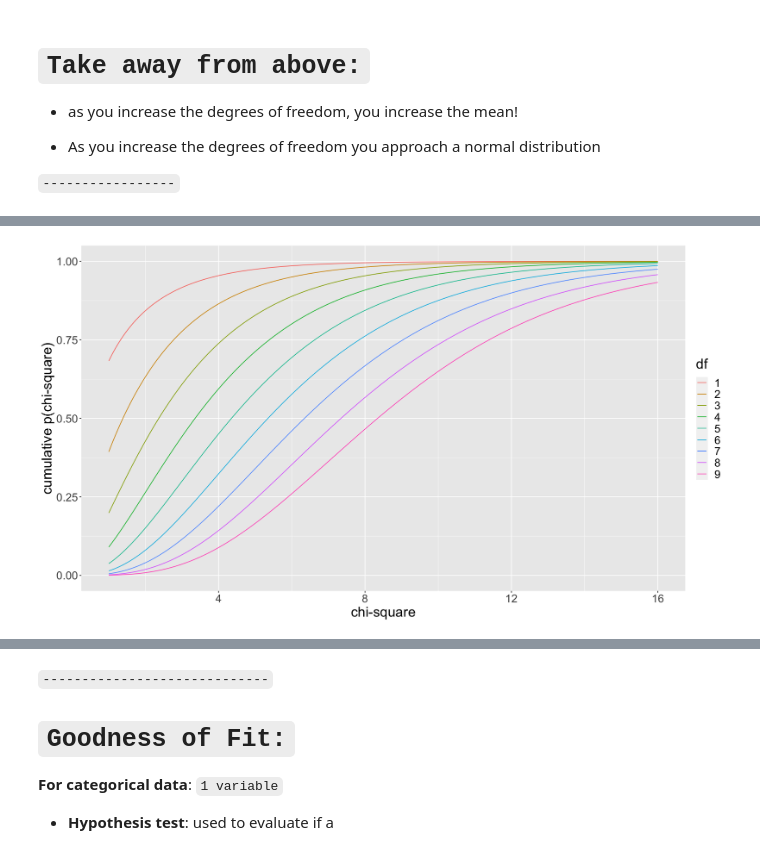
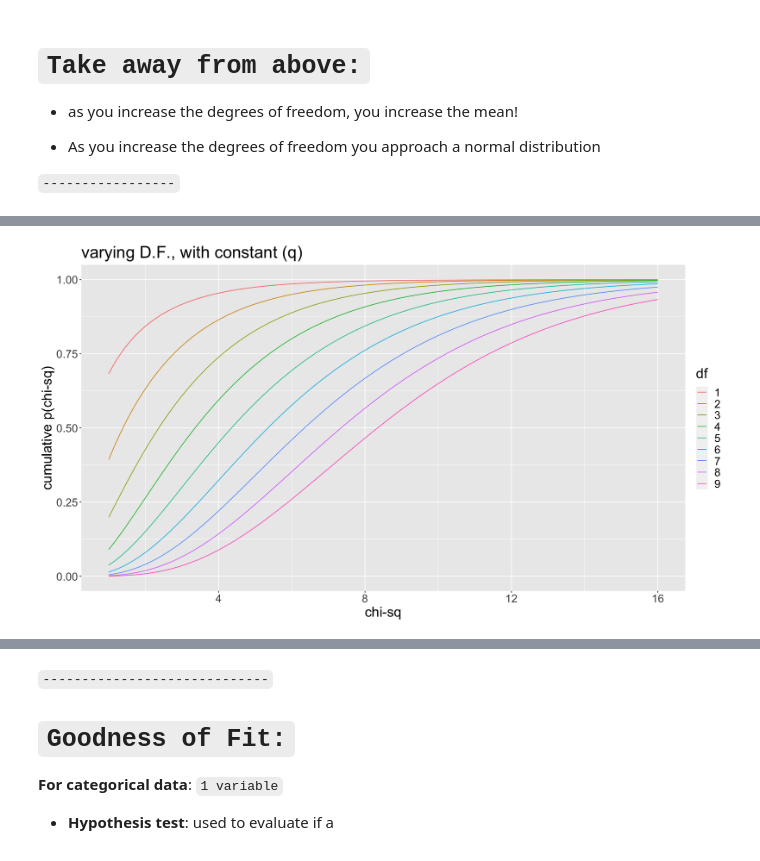
Before and after one commit to MrFuguDataScience/MLE_Basics_N_Stats, a Jupyter notebook: Chi_sq_distr.ipynb, the cells around one changed output, grey strips where cells are left out. Saved outputs shown, nothing was run; the diff lists cells and outputs as text; code cells hidden in the pictures.

```diff
--- a/Chi_sq_distr.ipynb
+++ b/Chi_sq_distr.ipynb
@@ -118,21 +134,22 @@ theme(text=element_text(size=21))
 # %%
 df = 9
 x = seq(1,16,0.05)
 pxd <- matrix(ncol=df, nrow=length(x))
 
 for(i in 1:df){
   pxd[,i] <- pchisq(x, i, lower.tail = T)
 }
 
 pxd <- data.frame(pxd)
 colnames(pxd) <- c(1:df)
 pxd <- cbind(x, pxd)
 pxd <- gather(pxd, df, px, -x)
 
 ggplot(pxd, aes(x, px, color=df)) +
-  geom_line() + xlab("chi-square")+ylab("cumulative p(chi-square)")+
-theme(text=element_text(size=21))
+  geom_line() + xlab("chi-sq")+ylab("cumulative p(chi-sq)")+
+theme(text=element_text(size=21))+
+ggtitle('varying D.F., with constant (q)')
 
 # plot from citations (plotting)
 # %% [output]
-[figure, old version]
+[figure, new version]
```
Also changed, not shown: parts of 26 cells of this notebook.
